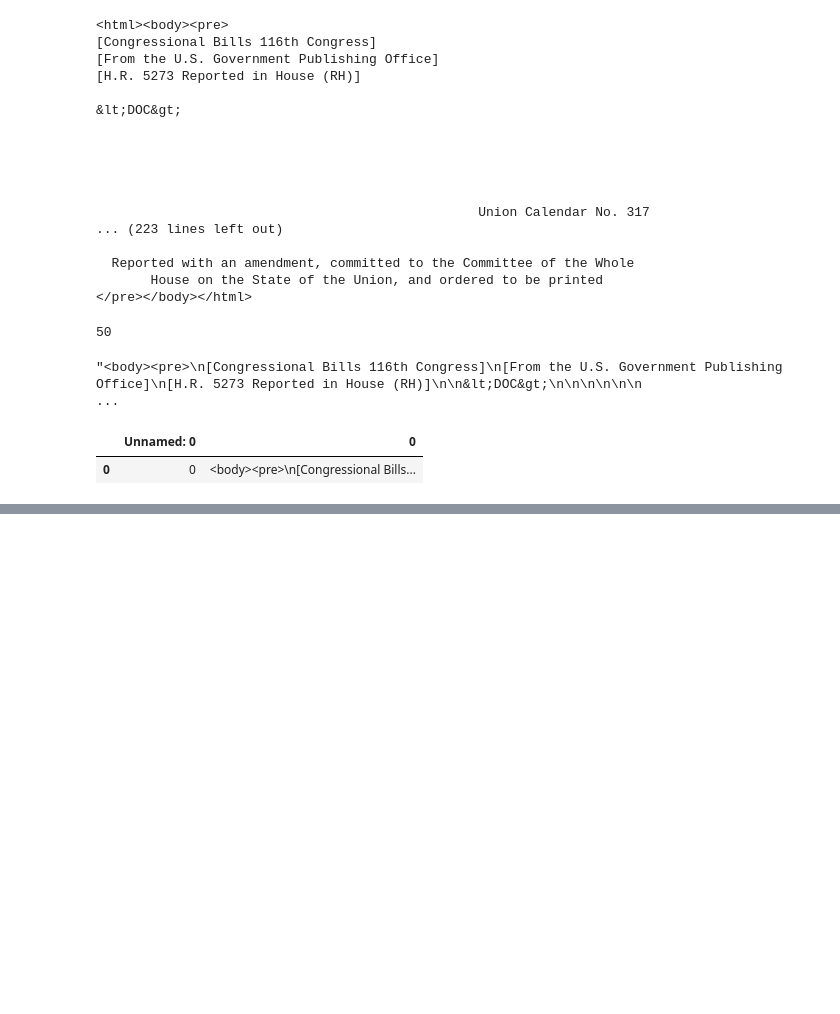
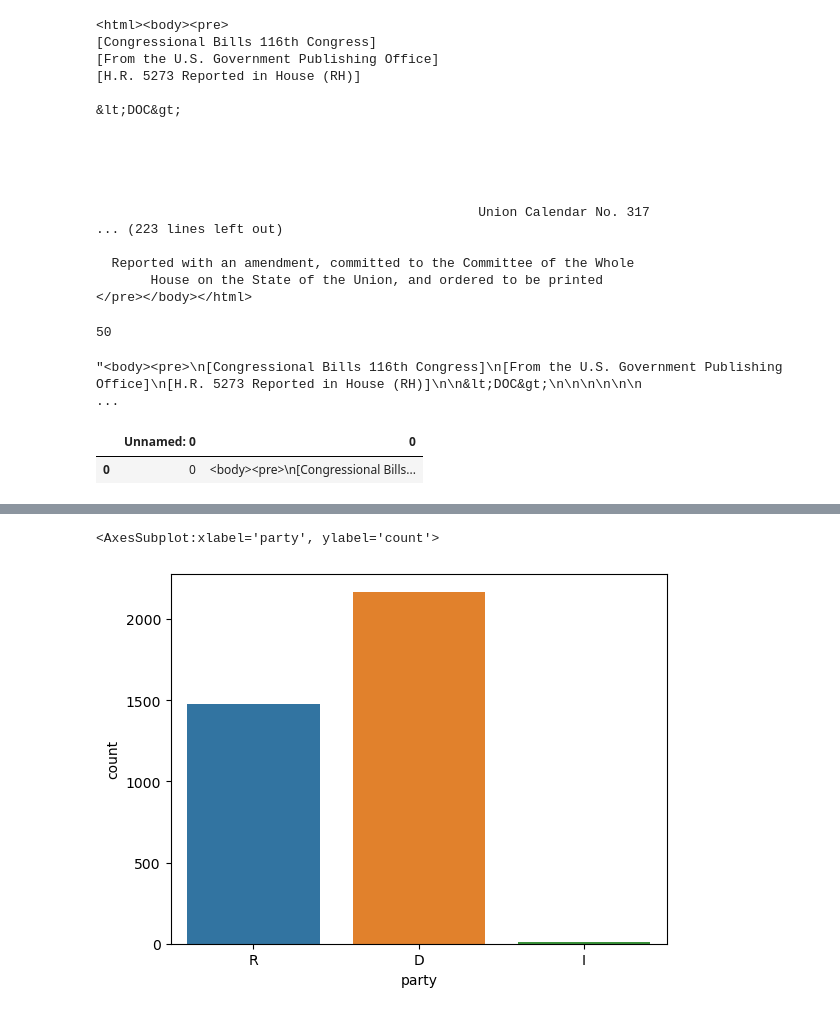
Before and after one commit to good-bill-hunting/political_parser, a Jupyter notebook: jorge-scratch1.ipynb, the cells around one changed output, grey strips where cells are left out. Saved outputs shown, nothing was run; the diff lists cells and outputs as text; code cells hidden in the pictures; blank space fills up the shorter version.

```diff
--- a/jorge-scratch1.ipynb
+++ b/jorge-scratch1.ipynb
@@ -325,0 +338,33 @@ tests.head()
+# %%
+i = 0
+# %%
+for link in links:
+    try:
+        #Get the summary data
+        response = requests.get(link, params=params)
+        data = response.json()
+
+        #Primary sponsor
+        member = data['members'][0]['memberName']
+        #Party affiliation
+        party = data['members'][0]['party']
+
+        #Getting text of bill
+        link_to_bill = data['download']['txtLink']
+        response = requests.get(link_to_bill, params=params)
+
+        # Make a soup variable holding the response content
+        soup = BeautifulSoup(response.text, 'html.parser')
+        text_of_bill = soup.find('body')
+
+        #Create a dictionary of the items and append to a list
+        temp_dictionary = {"sponsor":member,
+                       "party":party,
+                       "bill_text":text_of_bill}
+        master_list.append(temp_dictionary)
+
+        i += 1
+        if i % 100 == 0:
+            print(f'{i}')
+    except KeyError:
+        pass
@@ -325,0 +394,3 @@ tests.head()
+# %%
+middle_chunk = pd.DataFrame(master_list)
+middle_chunk
@@ -325,0 +411,9 @@ tests.head()
+# %%
+duplicated_df = middle_chunk[middle_chunk.duplicated()]
+# %%
+import seaborn as sns
+
+sns.countplot(data= duplicated_df, x= 'party')
+# %% [output]
+<AxesSubplot:xlabel='party', ylabel='count'>
+[figure, added]
```
Also changed, not shown: parts of 17 cells of this notebook, 1 other file.
